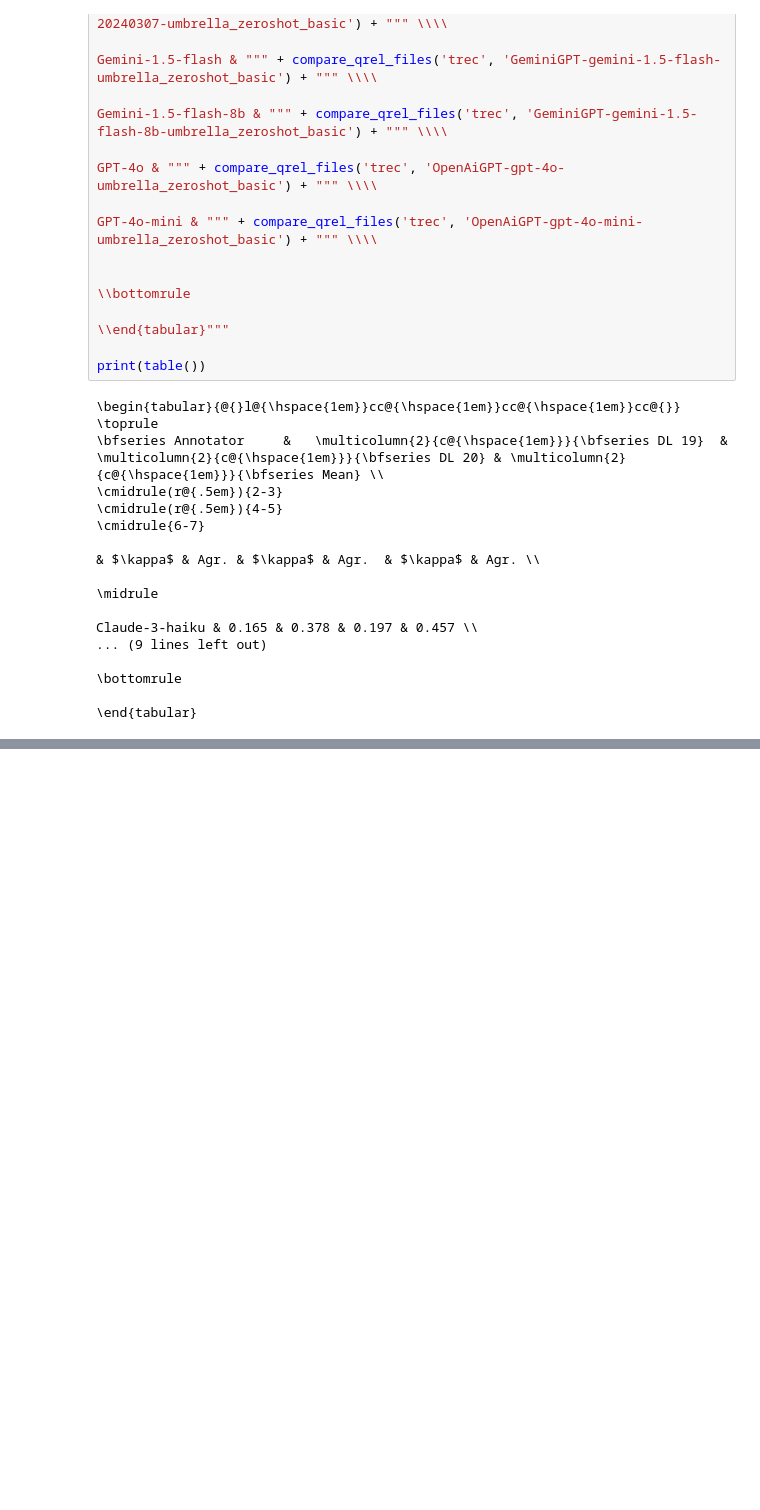
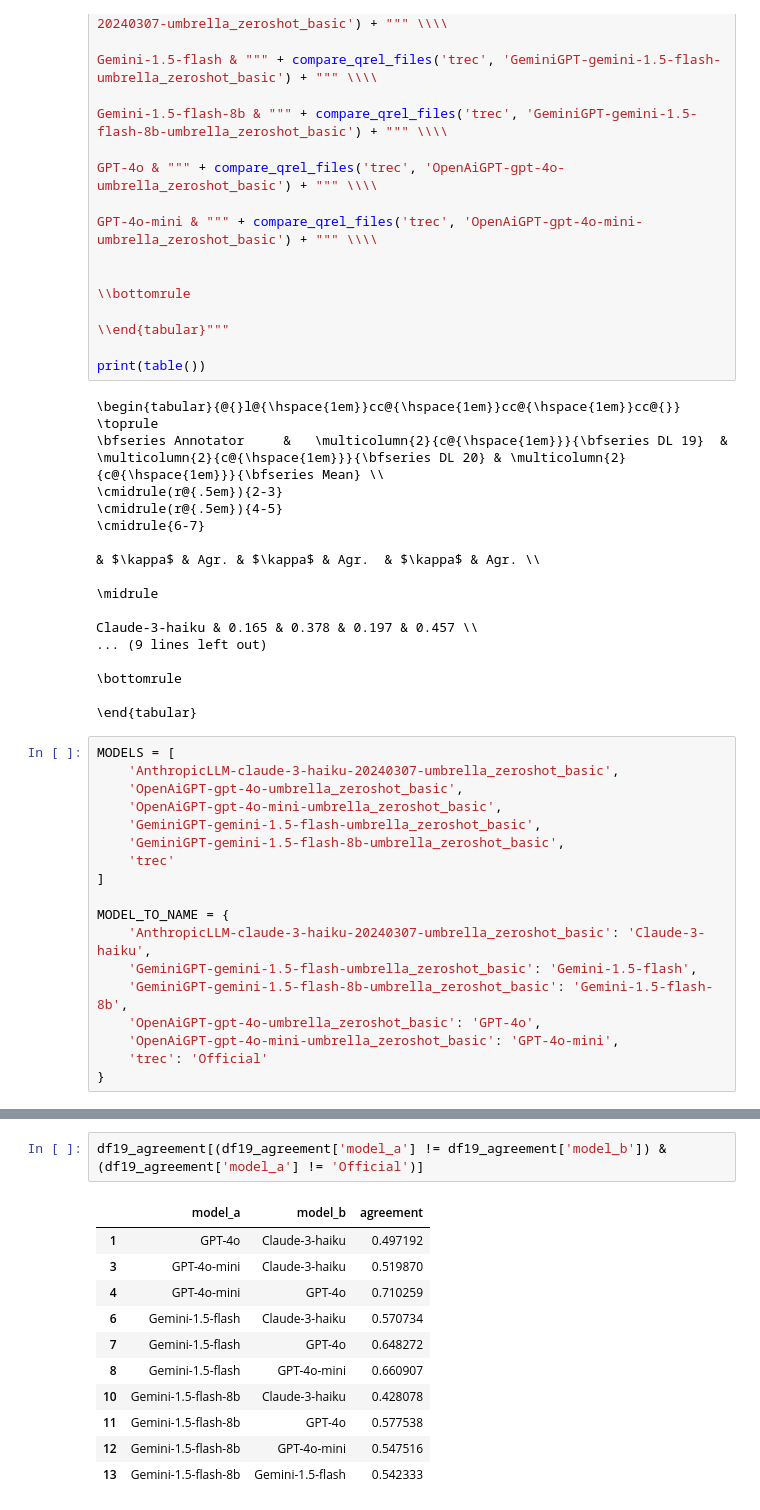
Before and after one commit to webis-de/sigir25-llm-inter-annotator-agreement, a Jupyter notebook: analysis/agreement-with-human-labels.ipynb, the cells around one changed output, grey strips where cells are left out. Drawn from its saved outputs; the diff is of its cells as text; blank space fills up the shorter version.

```diff
--- a/analysis/agreement-with-human-labels.ipynb
+++ b/analysis/agreement-with-human-labels.ipynb
@@ -69,3 +75,21 @@ Claude-3-haiku & 0.165 & 0.378 & 0.197 & 0.457 \\
 \bottomrule
 
 \end{tabular}
+# %%
+MODELS = [
+    'AnthropicLLM-claude-3-haiku-20240307-umbrella_zeroshot_basic',
+    'OpenAiGPT-gpt-4o-umbrella_zeroshot_basic',
+    'OpenAiGPT-gpt-4o-mini-umbrella_zeroshot_basic',
+    'GeminiGPT-gemini-1.5-flash-umbrella_zeroshot_basic',
+    'GeminiGPT-gemini-1.5-flash-8b-umbrella_zeroshot_basic',
+    'trec'
+]
+
+MODEL_TO_NAME = {
+    'AnthropicLLM-claude-3-haiku-20240307-umbrella_zeroshot_basic': 'Claude-3-haiku',
+    'GeminiGPT-gemini-1.5-flash-umbrella_zeroshot_basic': 'Gemini-1.5-flash',
+    'GeminiGPT-gemini-1.5-flash-8b-umbrella_zeroshot_basic': 'Gemini-1.5-flash-8b',
+    'OpenAiGPT-gpt-4o-umbrella_zeroshot_basic': 'GPT-4o',
+    'OpenAiGPT-gpt-4o-mini-umbrella_zeroshot_basic': 'GPT-4o-mini',
+    'trec': 'Official'
+}
@@ -71,0 +137,14 @@ Claude-3-haiku & 0.165 & 0.378 & 0.197 & 0.457 \\
+# %%
+df19_agreement[(df19_agreement['model_a'] != df19_agreement['model_b']) & (df19_agreement['model_a'] != 'Official')]
+# %% [output]
+|  | model_a | model_b | agreement |
+| 1 | GPT-4o | Claude-3-haiku | 0.497192 |
+| 3 | GPT-4o-mini | Claude-3-haiku | 0.519870 |
+| 4 | GPT-4o-mini | GPT-4o | 0.710259 |
+| 6 | Gemini-1.5-flash | Claude-3-haiku | 0.570734 |
+| 7 | Gemini-1.5-flash | GPT-4o | 0.648272 |
+| 8 | Gemini-1.5-flash | GPT-4o-mini | 0.660907 |
+| 10 | Gemini-1.5-flash-8b | Claude-3-haiku | 0.428078 |
+| 11 | Gemini-1.5-flash-8b | GPT-4o | 0.577538 |
+| 12 | Gemini-1.5-flash-8b | GPT-4o-mini | 0.547516 |
+| 13 | Gemini-1.5-flash-8b | Gemini-1.5-flash | 0.542333 |
```
Also changed, not shown: parts of 5 cells of this notebook, 1 other file.
